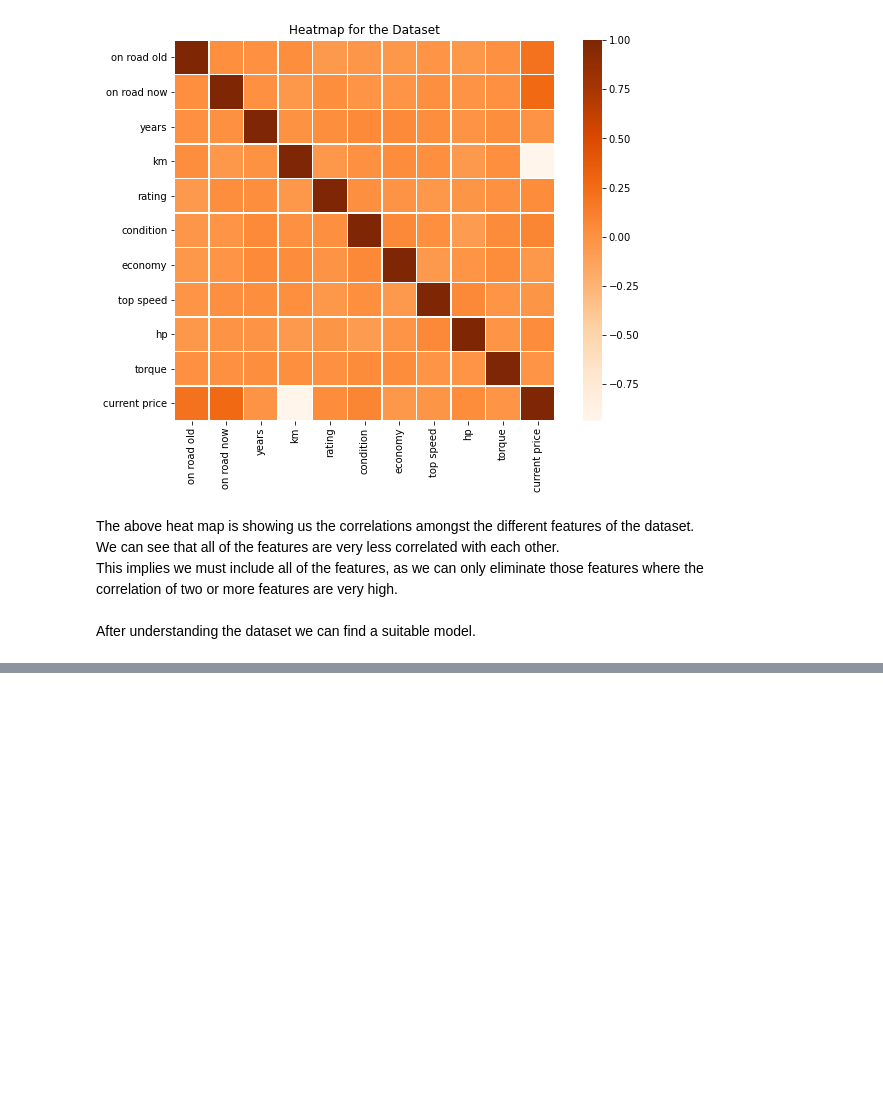
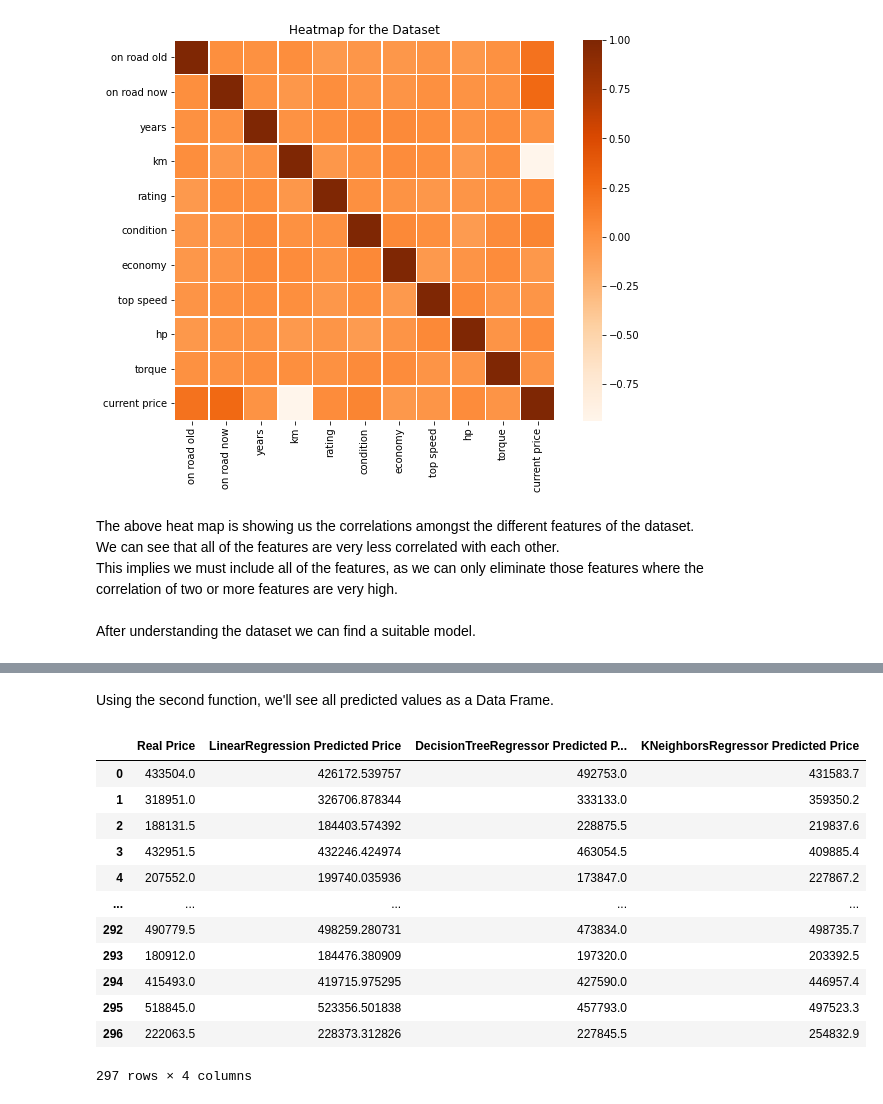
Before and after one commit to Esther-Bi/Introduction-to-Data-Science-2020-Semester-A-Final-Project, a Jupyter notebook: Notebook 4.ipynb, the cells around one changed output, grey strips where cells are left out. Saved outputs shown, nothing was run; the diff lists cells and outputs as text; code cells hidden in the pictures; blank space fills up the shorter version.

```diff
--- a/Notebook 4.ipynb
+++ b/Notebook 4.ipynb
@@ -207,0 +288,13 @@ After understanding the dataset we can find a suitable model.
+# %%
+modelsPredictionComparison = pd.DataFrame(np.array(y_test) , columns=["Real Price"])
+def DFofPreVal(regressionModels , modelsPredictionComparison):
+
+    # fit the model to the training data
+    model = regressionModels().fit(X_train, y_train)
+    # make predictions on the testing set
+    y_pred = model.predict(X_test)
+
+    #add the prediction to the df
+    modelsName = regressionModels.__name__
+    modelsNameForDf=modelsName+" Predicted Price"
+    return pd.DataFrame(y_pred , columns=[modelsNameForDf])
@@ -207,0 +340,22 @@ After understanding the dataset we can find a suitable model.
+# %% [markdown]
+Using the second function, we'll see all predicted values as a Data Frame.
+# %%
+for i in models:
+    yPredDf=DFofPreVal(i,modelsPredictionComparison)
+    modelsPredictionComparison = pd.concat([modelsPredictionComparison,yPredDf] , axis=1)
+
+modelsPredictionComparison
+# %% [output]
+|  | Real Price | LinearRegression Predicted Price | DecisionTreeRegressor Predicted P... | KNeighborsRegressor Predicted Price |
+| 0 | 433504.0 | 426172.539757 | 492753.0 | 431583.7 |
+| 1 | 318951.0 | 326706.878344 | 333133.0 | 359350.2 |
+| 2 | 188131.5 | 184403.574392 | 228875.5 | 219837.6 |
+| 3 | 432951.5 | 432246.424974 | 463054.5 | 409885.4 |
+| 4 | 207552.0 | 199740.035936 | 173847.0 | 227867.2 |
+| ... | ... | ... | ... | ... |
+| 292 | 490779.5 | 498259.280731 | 473834.0 | 498735.7 |
+| 293 | 180912.0 | 184476.380909 | 197320.0 | 203392.5 |
+| 294 | 415493.0 | 419715.975295 | 427590.0 | 446957.4 |
+| 295 | 518845.0 | 523356.501838 | 457793.0 | 497523.3 |
+| 296 | 222063.5 | 228373.312826 | 227845.5 | 254832.9 |
+297 rows × 4 columns
```
Also changed, not shown: parts of 25 cells of this notebook.
